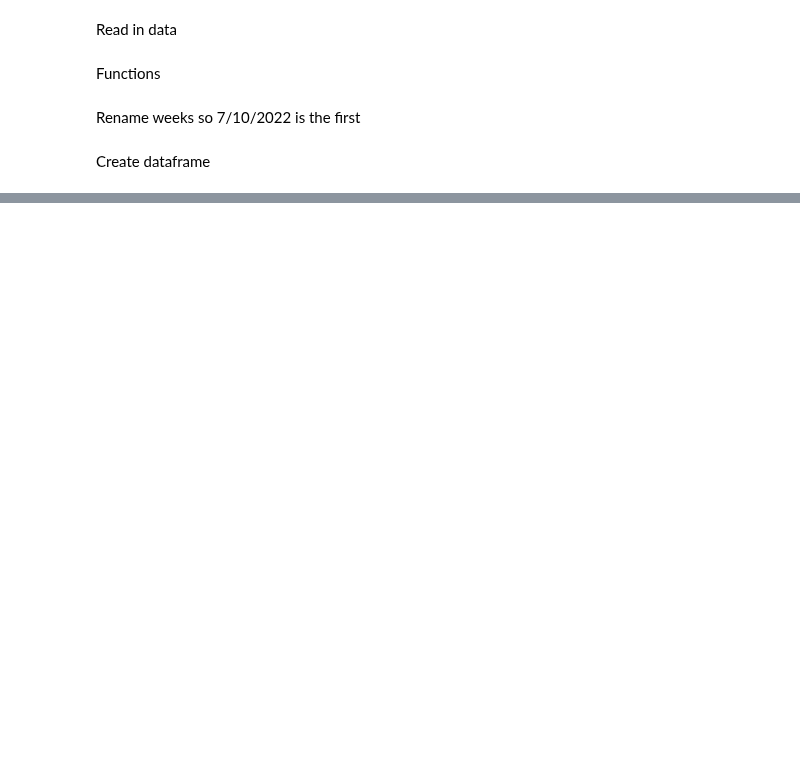
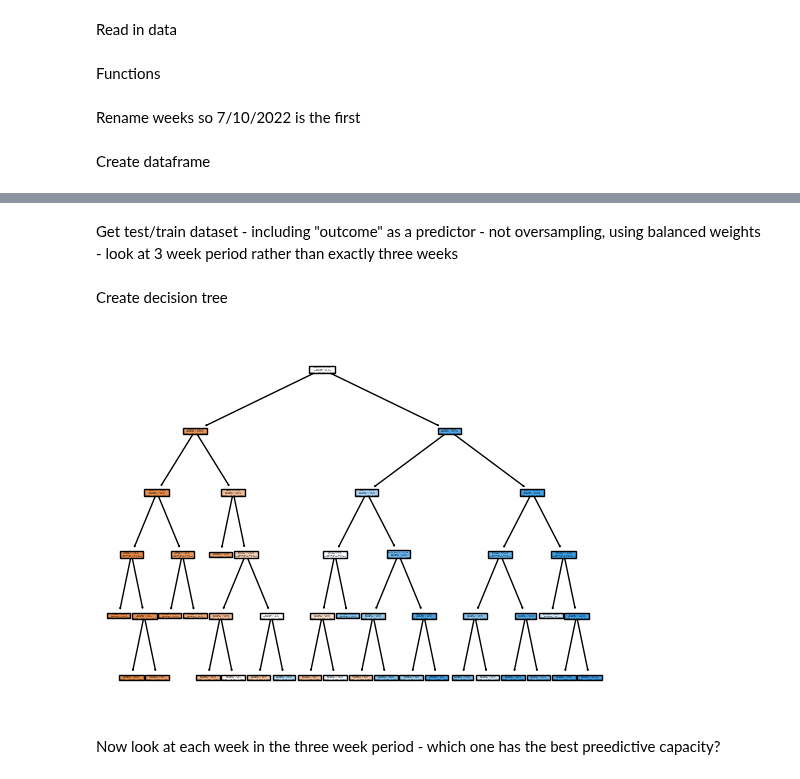
Before and after one commit to RachelMurray-Watson/COVID_forecasting, a Jupyter notebook: HSA_classifier.ipynb, the cells around one changed output, grey strips where cells are left out. Cells and saved outputs as stored; diff of their text form; code cells hidden in the pictures; blank space fills up the shorter version.

Commit message:
Optimizing classifiers

```diff
--- a/HSA_classifier.ipynb
+++ b/HSA_classifier.ipynb
@@ -93,0 +222,2 @@ column_names = create_column_names(categories_for_subsetting, num_of_weeks)
+# %%
+all_HSA_ID_weekly_data = add_changes_by_week(all_HSA_ID_weekly_data, "beds_over_15_100k")
@@ -93,0 +232,5 @@ column_names = create_column_names(categories_for_subsetting, num_of_weeks)
+# %% [markdown]
+Get test/train dataset
+    - including "outcome" as a predictor
+    - not oversampling, using balanced weights
+    - look at 3 week period rather than exactly three weeks
@@ -93,0 +242,48 @@ column_names = create_column_names(categories_for_subsetting, num_of_weeks)
+# %% [markdown]
+Create decision tree
+# %%
+param_grid = {
+    'criterion': ['gini',  'entropy'],
+    'max_depth': np.arange(2, 10),
+    'min_samples_split':  np.arange(50, 100), #[100, 200, 300, 400, 500], #np.arange(50, 200),
+    'min_samples_leaf':  np.arange(50, 200), #100, 200, 300, 400, 500], #np.arange(500, 200)
+    'ccp_alpha': np.arange(0.0001, 0.005, 0.0001) }
+
+
+# Create the Decision Tree classifier
+cv = RepeatedStratifiedKFold(n_splits=10,  n_repeats=10,random_state=1) ## 10-fold cross validations
+
+clf = DecisionTreeClassifier(random_state=10, class_weight='balanced')
+
+# Perform Randomized Search with 10-fold cross-validation
+random_search = RandomizedSearchCV(clf, param_grid, n_iter=100, cv=cv, random_state=10)
+random_search.fit(X_train, y_train, sample_weight = weights)
+
+best_params = random_search.best_params_
+
+# Create the Decision Tree classifier with the best hyperparameters
+clf = DecisionTreeClassifier(**best_params, random_state=10, class_weight='balanced')
+
+# Train the decision tree classifier
+clf.fit(X_train, y_train[0],  sample_weight = weights)
+
+# Make predictions on the test set
+y_pred = clf.predict(X_test)
+# Evaluate the accuracy of the model
+accuracy = accuracy_score(y_test, y_pred)
+ROC = roc_auc_score(y_test[0], y_pred)
+
+print("Accuracy:", accuracy)
+print("auROC:", accuracy)
+
+print(confusion_matrix(y_test, y_pred))
+plot_tree(clf, feature_names=['cases','delta_cases', 'deaths', 'delta_deaths', 'admits', 'delta_admits', 'icu', 'delta_icu',  'beds', 'delta_beds' 'perc_covid', 'delta_perc', 'beds_over_15_100k'], filled=True)
+plt.savefig('Graphs/Full_classifier_3_week_period.png', dpi = 300)
+# %%
+plot_tree(clf, feature_names=['cases','delta_cases', 'deaths', 'delta_deaths', 'admits', 'delta_admits', 'icu', 'delta_icu',  'beds', 'delta_beds' 'perc_covid', 'delta_perc', 'beds_over_15_100k'], filled=True)
+
+plt.savefig('Graphs/Full_classifier_3_week_period.png', dpi = 300)
+# %% [output]
+[figure, added]
+# %% [markdown]
+Now look at each week in the three week period - which one has the best preedictive capacity?
```
Also changed, not shown: parts of 7 cells of this notebook, 4 other files.
